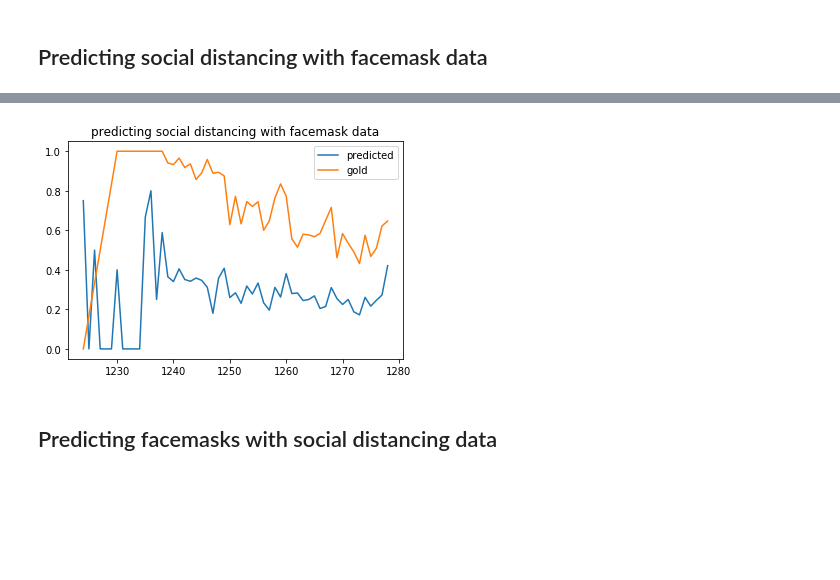
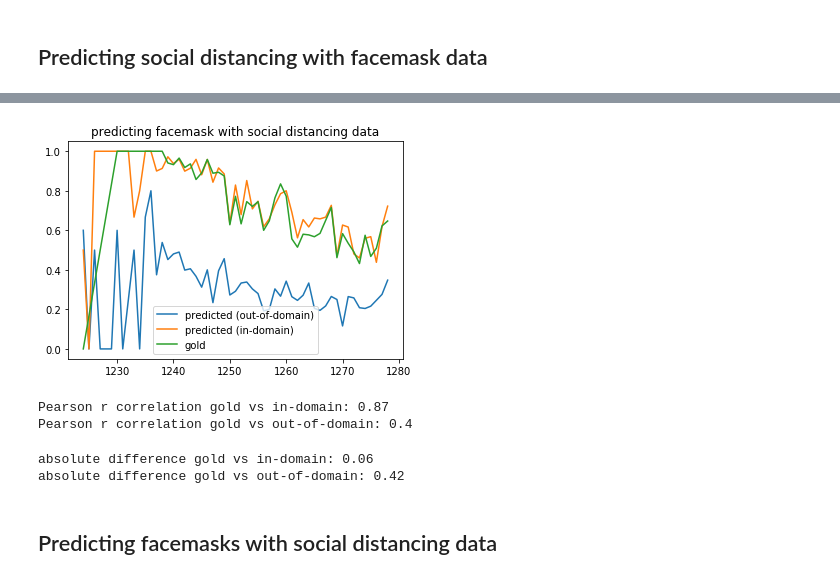
Before and after one commit to puregome/notebooks, a Jupyter notebook: domain-adaptation.ipynb, the cells around one changed output, grey strips where cells are left out. Drawn from its saved outputs; the diff is of its cells as text; code cells hidden in the pictures; blank space fills up the shorter version.

```diff
--- a/domain-adaptation.ipynb
+++ b/domain-adaptation.ipynb
@@ -319,17 +366,21 @@ def convert(data):
     plot_data = [x for x in sorted(plot_data, key=lambda x:x[0])]
     return(plot_data)
 # %%
-predicted = []
-for i in range(0, len(predictionLabelsTest)):
-    for j in range(0, len(predictionLabelsTest[i][0])):
-        predicted.append(predictionLabelsTest[i][0][j])
-
-data_predicted = {}
-for i in range(0, len(tweet_ids_distance)):
-    summary = str(tweet_ids_distance[i])[0:4]
-    if summary not in data_predicted:
-        data_predicted[summary] = []
-    data_predicted[summary].append(predicted[i][0])
+def make_data_predicted(predictionLabelsTest, tweet_ids, time_factor=4):
+    predicted = []
+    for i in range(0, len(predictionLabelsTest)):
+        for j in range(0, len(predictionLabelsTest[i][0])):
+            predicted.append(predictionLabelsTest[i][0][j])
+    data_predicted = {}
+    for i in range(0, len(tweet_ids)):
+        summary = str(tweet_ids[i])[0:time_factor]
+        if summary not in data_predicted:
+            data_predicted[summary] = []
+        data_predicted[summary].append(predicted[i][0])
+    return(data_predicted)
+# %%
+data_predicted_fd = make_data_predicted(predictionLabelsTestFD, tweet_ids_distance)
+data_predicted_dd = make_data_predicted(predictionLabelsTestDD, tweet_ids_distance)
 # %%
 gold = []
 for tweet in fasttext_data_list_distance:
@@ -341,14 +392,27 @@ for i in range(0, len(tweet_ids_distance)):
     if summary not in data_gold:
         data_gold[summary] = []
     data_gold[summary].append(gold[i])
+# %%
+plot_data_predicted_fd = convert(data_predicted_fd)
+plot_data_predicted_dd = convert(data_predicted_dd)
+plot_data_gold = convert(data_gold)
+
+x_gold = [x[0] for x in plot_data_gold]
+y_gold = [x[1] for x in plot_data_gold]
+x_fd = [x[0] for x in plot_data_predicted_fd]
+y_fd = [x[1] for x in plot_data_predicted_fd]
+x_dd = [x[0] for x in plot_data_predicted_dd]
+y_dd = [x[1] for x in plot_data_predicted_dd]
+plt.plot(x_fd, y_fd, label="predicted (out-of-domain)")
+plt.plot(x_dd, y_dd, label="predicted (in-domain)")
+plt.plot(x_gold, y_gold, label="gold")
+plt.legend()
+plt.title("predicting facemask with social distancing data")
+plt.savefig("distancing-facemask.png")
+plt.show()
+# %% [output]
+[figure, added]
 # %%
-plot_data_predicted = convert(data_predicted)
-plot_data_gold = convert(data_gold)
-
-plt.plot([x[0] for x in plot_data_predicted], [x[1] for x in plot_data_predicted], label="predicted")
-plt.plot([x[0] for x in plot_data_gold], [x[1] for x in plot_data_gold], label="gold")
-plt.legend()
-plt.title("predicting social distancing with facemask data")
-plt.show()
+plot_data_predicted_fd_dict = { x[0]:x[1] for x in plot_data_predicted_fd }
+plot_data_predicted_dd_dict = { x[0]:x[1] for x in plot_data_predicted_dd }
+plot_data_gold_dict = { x[0]:x[1] for x in plot_data_gold }
-# %% [output]
-[figure, removed]
@@ -354,0 +428,8 @@ plt.show()
+# %%
+values_dd, values_gold_dd = get_common_key_values(plot_data_predicted_dd_dict, plot_data_gold_dict)
+print("Pearson r correlation gold vs in-domain:", round(scipy.stats.linregress(np.array(values_gold_dd), np.array(values_dd)).rvalue, 2))
+values_fd, values_gold_fd = get_common_key_values(plot_data_predicted_fd_dict, plot_data_gold_dict)
+print("Pearson r correlation gold vs out-of-domain:", round(scipy.stats.linregress(np.array(values_gold_fd), np.array(values_fd)).rvalue, 2))
+# %% [output]
+Pearson r correlation gold vs in-domain: 0.87
+Pearson r correlation gold vs out-of-domain: 0.4
@@ -355,3 +442,9 @@ plt.show()
+# %%
+print("absolute difference gold vs in-domain:", round(absolute_difference(values_gold_dd, values_dd), 2))
+print("absolute difference gold vs out-of-domain:", round(absolute_difference(values_gold_fd, values_fd),2))
+# %% [output]
+absolute difference gold vs in-domain: 0.06
+absolute difference gold vs out-of-domain: 0.42
 # %% [markdown]
 ## Predicting facemasks with social distancing data
 # %%
```
Also changed, not shown: parts of 28 cells of this notebook.
